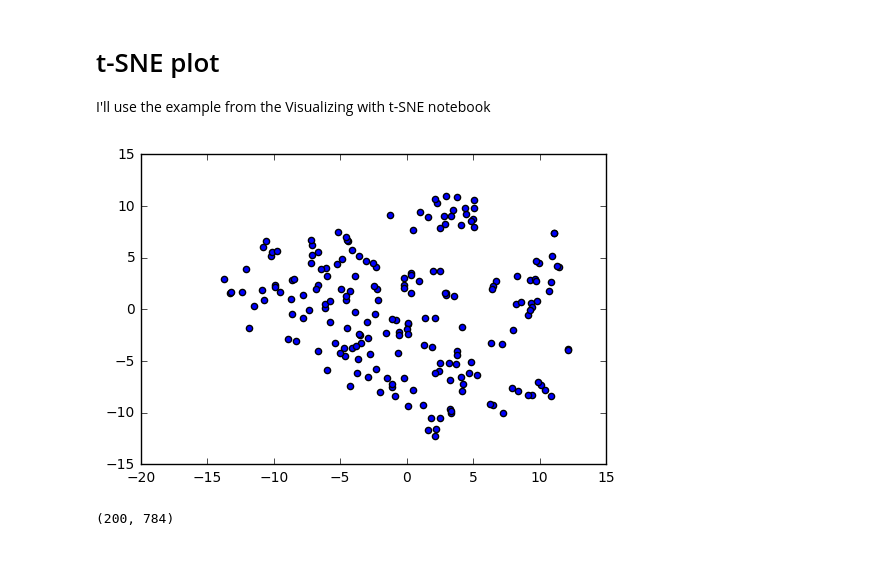
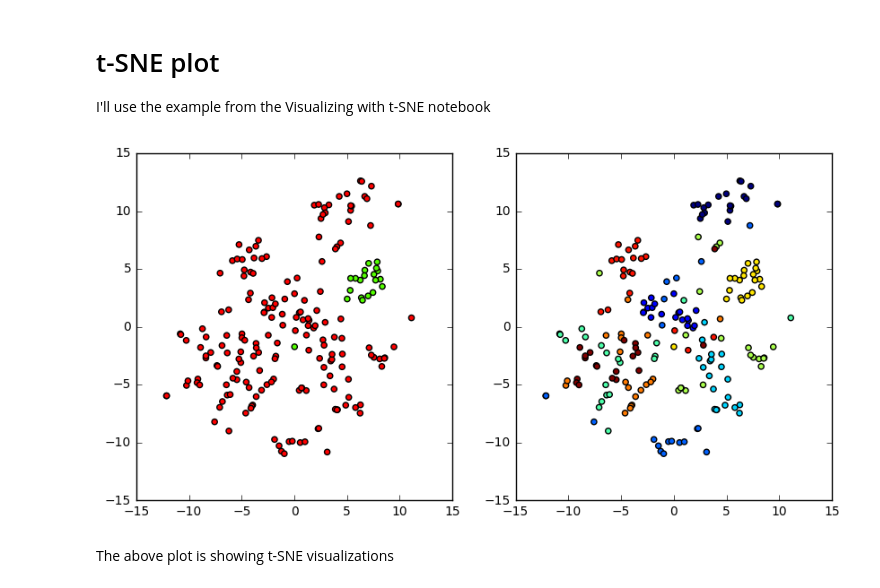
Before and after one commit to cornhundred/tsne_notebook, a Jupyter notebook: MNIST example.ipynb, the cells around one changed output. Saved outputs shown, nothing was run; the diff lists cells and outputs as text; code cells hidden in the pictures; blank space fills up the shorter version.

Commit message:
made two example tsne plots next to each other with MNIST data

```diff
--- a/MNIST example.ipynb
+++ b/MNIST example.ipynb
@@ -18,3 +13,24 @@ mat = df.values
+# %%
+# export dataframe into numpy matrix for tsne
+tuple_cols = df.columns.tolist()
+rows = df.index.tolist()
+mat = df.values
+
+# color_dict
+num_dict = {'Zero':0, 'One':1, 'Two':2, 'Three':3, 'Four':4, 'Five':5, 'Six':6, 'Seven':7, 'Eight':8, 'Nine':9}
+
+# get simple column names
+columns = []
+is_one = []
+for inst_col in tuple_cols:
+    num_name = inst_col[1].split(': ')[1]
+    num_num = num_dict[num_name]
+    columns.append(num_num)
+
+    if num_num == 6:
+        is_one.append(1)
+    else:
+        is_one.append(0)
 # %% [markdown]
 # t-SNE plot
 
@@ -22,26 +38,27 @@ I'll use the example from the Visualizing with t-SNE notebook
 # %%
 import numpy as np
 from matplotlib import pyplot as plt
 from tsne import bh_sne
 
 # the matrix needs to be transposed in order to cluster the numbers
 x_data = mat.transpose()
 
 # convert image data to float64 matrix. float64 is need for bh_sne
 x_data = np.asarray(x_data).astype('float64')
 
 # perform t-SNE embedding
 vis_data = bh_sne(x_data)
 
 # plot the result
 vis_x = vis_data[:, 0]
 vis_y = vis_data[:, 1]
 
-plt.scatter(vis_x, vis_y)
+fig, axarr = plt.subplots(ncols=2, figsize=(10,5))
+axarr[0].scatter(vis_x, vis_y, c=is_one, cmap=plt.cm.get_cmap('prism',2))
+axarr[1].scatter(vis_x, vis_y, c=columns)
+
 plt.show()
 # %% [output]
-[figure, old version]
+[figure, new version]
-# %%
-print(x_data.shape)
-# %% [output]
-(200, 784)
+# %% [markdown]
+The above plot is showing t-SNE visualizations
```
Also changed, not shown: parts of 1 cell of this notebook, 1 other file.
